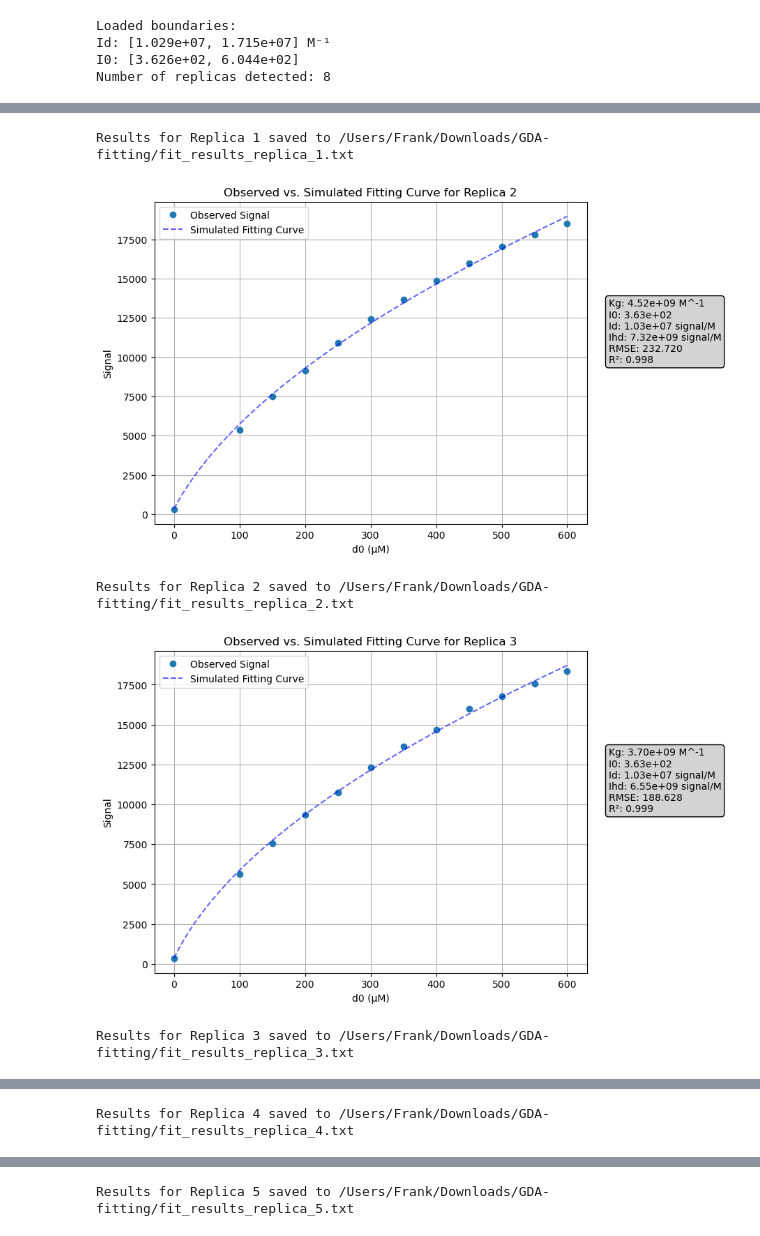
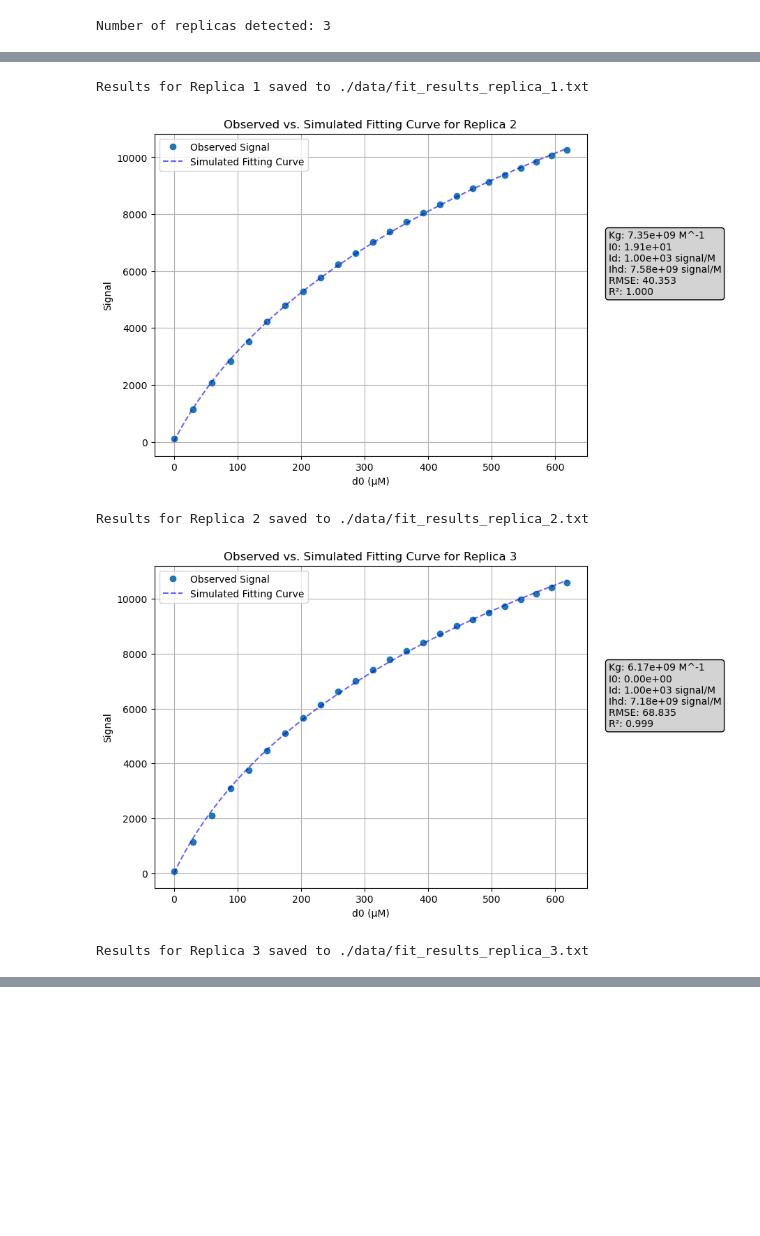
Before and after one commit to ahmadomira/fitting-tool, a Jupyter notebook: notebooks/GDA-fitting-Update.ipynb, the cells around one changed output, grey strips where cells are left out. Saved outputs shown, nothing was run; the diff lists cells and outputs as text; code cells hidden in the pictures; blank space fills up the shorter version.

Commit message:
Add GDA fitting interface

```diff
--- a/notebooks/GDA-fitting-Update.ipynb
+++ b/notebooks/GDA-fitting-Update.ipynb
@@ -8,7 +8,7 @@ from datetime import datetime
 import os
 
 # File paths
-file_path = '/Users/Frank/Downloads/GDA-fitting/merged_output-GDA.txt'
+file_path = './data/GDA_system.txt'
 results_dir = os.path.dirname(file_path)  # Directory for input file
 results_file_path = os.path.join(results_dir, 'dye_alone_linear_fit_results.txt')  # Results save path
 
@@ -76,7 +76,7 @@ h0 = h0_in_M * 1e6
 g0 = g0_in_M * 1e6
 
 # Print boundaries for verification
-print(f"Loaded boundaries:\nId: [{Id_lower * 1e6:.3e}, {Id_upper * 1e6:.3e}] M⁻¹\nI0: [{I0_lower:.3e}, {I0_upper:.3e}]")
+# print(f"Loaded boundaries:\n Id: [{Id_lower * 1e6:.3e}, {Id_upper * 1e6:.3e}] $M^{-1}$ \n I0: [{I0_lower:.3e}, {I0_upper:.3e}]")
 
 # Compute Signal for given parameters and d0 values (dye titration setup)
 def compute_signal(params, d0_values, Kd, h0, g0):
@@ -297,7 +297,4 @@ for replica_index, replica_data in enumerate(replicas, start=1):
 
     print(f"Results for Replica {replica_index} saved to {replica_file}")
 # %% [output]
-Loaded boundaries:
-Id: [1.029e+07, 1.715e+07] M⁻¹
-I0: [3.626e+02, 6.044e+02]
-Number of replicas detected: 8
+Number of replicas detected: 3
@@ -305,5 +302,5 @@ Number of replicas detected: 8
-Results for Replica 1 saved to /Users/Frank/Downloads/GDA-fitting/fit_results_replica_1.txt
+Results for Replica 1 saved to ./data/fit_results_replica_1.txt
-[figure, old version]
+[figure, new version]
-Results for Replica 2 saved to /Users/Frank/Downloads/GDA-fitting/fit_results_replica_2.txt
+Results for Replica 2 saved to ./data/fit_results_replica_2.txt
-[figure, old version]
+[figure, new version]
-Results for Replica 3 saved to /Users/Frank/Downloads/GDA-fitting/fit_results_replica_3.txt
+Results for Replica 3 saved to ./data/fit_results_replica_3.txt
@@ -311 +306,0 @@ Results for Replica 3 saved to /Users/Frank/Downloads/GDA-fitting/fit_results_re
-Results for Replica 4 saved to /Users/Frank/Downloads/GDA-fitting/fit_results_replica_4.txt
@@ -313 +306,0 @@ Results for Replica 4 saved to /Users/Frank/Downloads/GDA-fitting/fit_results_re
-Results for Replica 5 saved to /Users/Frank/Downloads/GDA-fitting/fit_results_replica_5.txt
```
Also changed, not shown: parts of 1 cell of this notebook, 5 other files.
